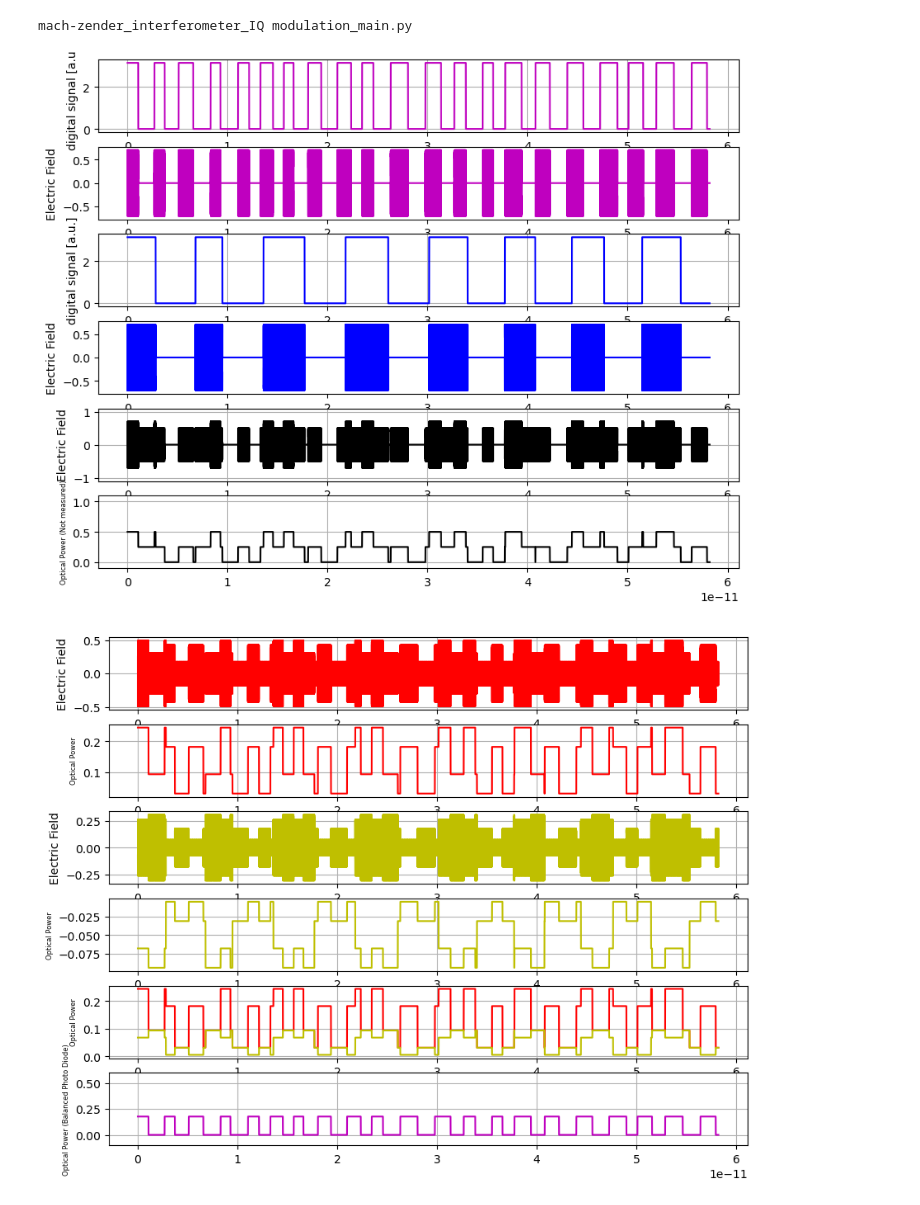
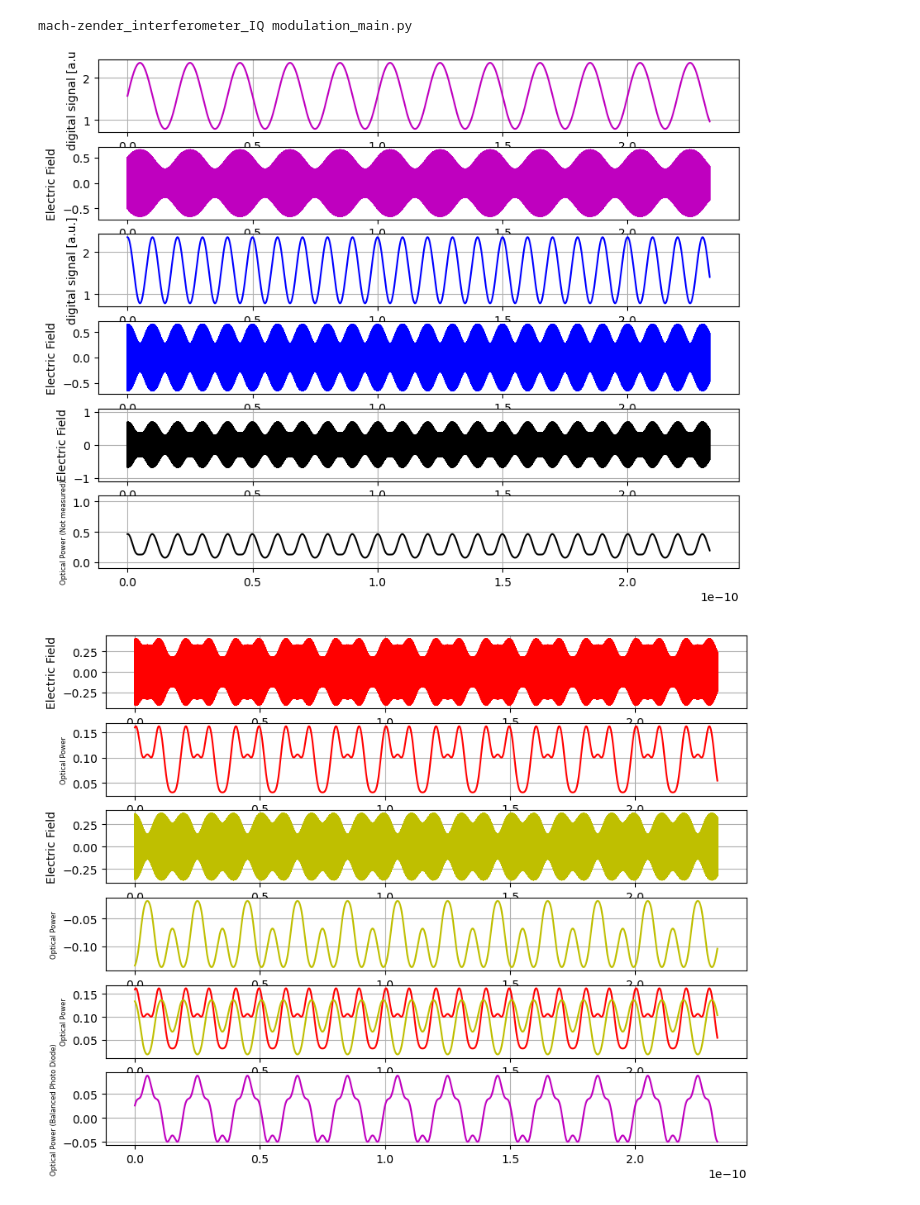
Before and after one commit to tacticstactics/optical-IQ-modulation, a Jupyter notebook: mach_zender_interferometer_IQ modulation_main.ipynb, the cells around one changed output. Cells and saved outputs as stored; diff of their text form; code cells hidden in the pictures.

```diff
--- a/mach_zender_interferometer_IQ modulation_main.ipynb
+++ b/mach_zender_interferometer_IQ modulation_main.ipynb
@@ -12,15 +12,15 @@ wl1 = 1550e-9
 freq1 = c / wl1
 
 samplerate = 2 ** 16 # NUmber of Points
-stept = 2 ** -50 #[s]
+stept = 2 ** -48 #[s]
 tcol = np.linspace(0.0, stept * samplerate, samplerate, endpoint=False)
 
 #sine or cosine signal
-amp_sine = 0.5*np.pi
-freq_sine1 = 0.1e12 # [Hz]
+amp_sine = 0.25*np.pi
+freq_sine1 = 0.05e12 # [Hz]
 
-amp_cosine = 1*np.pi
-freq_cosine1 = 0.05e12 # [Hz]
+amp_cosine = 0.25*np.pi
+freq_cosine1 = 0.1e12 # [Hz]
 
 dc_offset = 0.5*np.pi # DC offset
 
@@ -45,7 +45,7 @@ a1_range = [0, 1]
 a1 = np.random.rand(samplerate) * (a1_range[1]-a1_range[0]) + a1_range[0] # range for amplitude
 
 # Arm A
-b1_range = [1000, 2000]
+b1_range = [2**9, 2**10]
 b1 = np.random.rand(samplerate) *(b1_range[1]-b1_range[0]) + b1_range[0] # range for frequency
 b1 = np.round(b1)
 b1 = b1.astype(int)
@@ -77,7 +77,7 @@ while b1[i]<np.size(prbs1a):
     i=i+1
 
 # Arm B
-b2_range = [3000, 5000]
+b2_range = [2**11, 2**12]
 b2 = np.random.rand(samplerate) *(b2_range[1]-b2_range[0]) + b2_range[0] # range for frequency
 b2 = np.round(b2)
 b2 = b2.astype(int)
@@ -113,11 +113,11 @@ while b2[i]<np.size(prbs1b):
 numberofpointspersinal = 2 ** 4
 repetitions2 = samplerate / numberofpointspersinal
 
-rand_int2a = np.random.randint(0, 3, numberofpointspersinal) # 0, 1 or 2.
-prbs2a = np.pi * (1/2) * np.repeat(rand_int2a, repetitions2)
+rand_int2a = np.random.randint(0, 4, numberofpointspersinal) # 0, 1 or 2.
+prbs2a = np.pi * (1/4) * np.repeat(rand_int2a, repetitions2)
 
-rand_int2b = np.random.randint(0, 3, numberofpointspersinal) # 0 or 1
-prbs2b = np.pi * (1/2) * np.repeat(rand_int2b, repetitions2)
+rand_int2b = np.random.randint(0, 4, numberofpointspersinal) # 0 or 1
+prbs2b = np.pi * (1/4) * np.repeat(rand_int2b, repetitions2)
 
 
 # rand_int1 = 0.5*np.pi * np.random.randint(0, 4, samplerate) # 0 to 3
@@ -137,22 +137,22 @@ periodicsig2 = 1*np.pi*(np.arange(samplerate) % P2 < D2)
 #    randomintcol[ii] = np.random.random_integers(2)
 
 #signal1col = 1*np.pi*np.ones(samplerate)
-#signal1col = sine_signalcol
+signal1col = sine_signalcol
 #signal1col = cosine_signalcol
 #signal1col = randomintcol
 #signal1col = random_signal
 #signal1col = periodicsig1
-signal1col = prbs1a
-#signal1col = prbs2a
+#signal1col = prbs1a
+#signal1col = prbs2a # Pseudo Random multilevel Digital signal, Type 2
 #signal1col = np.zeros(samplerate, dtype=complex)
 
 #signal2col = 1*np.pi*np.ones(samplerate)
 #signal2col = np.zeros(samplerate, dtype=complex)
 #signal2col = sine_signalcol
-#signal2col = cosine_signalcol
+signal2col = cosine_signalcol
 #signal2col = random_signal
 #signal2col = periodicsig2
-signal2col = prbs1b
+#signal2col = prbs1b
 #signal2col = prbs2b
 
 
@@ -174,7 +174,7 @@ PT6_1 = 0.5 # PT: Power Transmission of 5th beam splitter
 PT6_2 = 0.5 # PT: Power Transmission of 5th beam splitter
 
 IPB1 = 0.5 * np.pi #In Phase Bias: Optical Phase delay between Arm A and B
-IPB2 = 0 * np.pi #In Phase Bias: Optical Phase delay between Arm A and B
+IPB2 = 0.0 * np.pi #In Phase Bias: Optical Phase delay between Arm A and B
 
 # Define Input Electric Field
 
@@ -369,7 +369,7 @@ ax25.grid()
 
 ax26.plot(tcol, (np.abs(E9_2out_port1col))**2 - (np.abs(E9_2out_port2col))**2, "-",color="m")
 ax26.set_ylabel("Optical Power (Balanced Photo Diode)",{"fontsize": 6})
-ax26.set_ylim(-0.1,0.6)
+#ax26.set_ylim(-0.1,0.6)
 ax26.grid()
 
 
@@ -382,33 +382,33 @@ ax35 = fig3.add_subplot(6, 1, 5)
 ax36 = fig3.add_subplot(6, 1, 6)
 
 ax31.plot(tcol, np.real(E9_1out_port1col), "-",color="g")
 ax31.set_ylabel("Electric Field")
 ax31.grid()
 
 ax32.plot(tcol, (np.abs(E9_1out_port1col))**2, "-",color="g")
 ax32.set_ylabel("Optical Power",{"fontsize": 6})
 ax32.grid()
 
 ax33.plot(tcol, np.real(E9_1out_port2col), "-",color="c")
 ax33.set_ylabel("Electric Field")
 ax33.grid()
 
 ax34.plot(tcol, (np.abs(E9_1out_port2col))**2, "-",color="c")
 ax34.set_ylabel("Optical Power",{"fontsize": 6})
 ax34.grid()
 
 ax35.plot(tcol, (np.abs(E9_1out_port1col))**2, color="g")
 ax35.plot(tcol, (np.abs(E9_1out_port2col))**2, color="c")
 ax35.set_ylabel("Optical Power",{"fontsize": 6})
 ax35.grid()
 
 ax36.plot(tcol, -1*((np.abs(E9_1out_port1col))**2 - (np.abs(E9_1out_port2col))**2), "-",color="b")
 ax36.set_ylabel("Optical Power (Balanced Photo Diode)",{"fontsize": 6})
-ax36.set_ylim(-0.1,0.6)
+#ax36.set_ylim(-0.1,0.6)
 ax36.grid()
 
 plt.show()
 # %% [output]
 mach-zender_interferometer_IQ modulation_main.py
-[figure, old version]
+[figure, new version]
-[figure, old version]
+[figure, new version]
```
Also changed, not shown: parts of 1 cell of this notebook.
